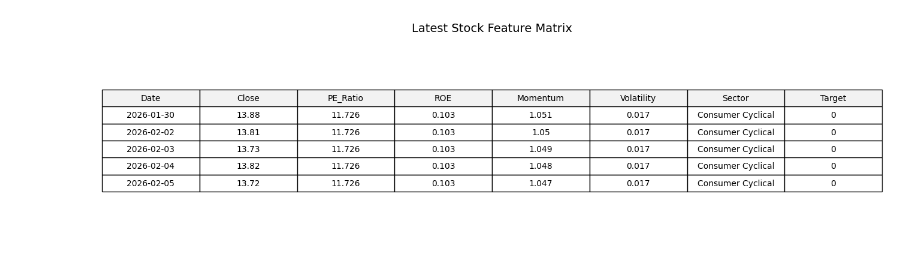
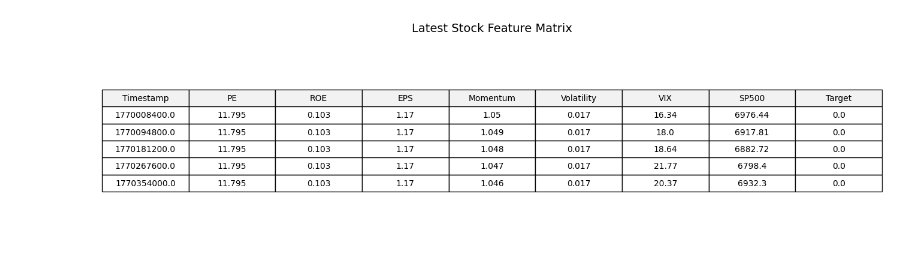
Before and after one commit to msintangible/valuation-chatbot, a Jupyter notebook: classifciation model.ipynb, the cells around one changed output. Saved outputs shown, nothing was run; the diff lists cells and outputs as text; code cells hidden in the pictures.

Commit message:
bias and implement other models

```diff
--- a/classifciation model.ipynb
+++ b/classifciation model.ipynb
@@ -51,3 +13,41 @@ def fetchStockInfo(ticker_symbol):
+# %%
+def fetchStockInfo(ticker_symbol):
+    t = yf.Ticker(ticker_symbol)
+    df = t.history(period="5y")
+    info = t.info
+
+    # --- 1. EXTERNAL DATA ---
+    df['VIX'] = yf.Ticker("^VIX").history(period="5y")['Close']
+    df['SP500'] = yf.Ticker("^GSPC").history(period="5y")['Close']
+
+    # --- 2. METRICS & TARGET ---
+    eps = info.get('trailingEps', 0)
+    bvps = info.get('bookValue', 0)
+    graham_val = np.sqrt(22.5 * eps * bvps) if (eps > 0 and bvps > 0) else 0
+
+    def get_label(price):
+        if graham_val == 0: return 1
+        if price < (graham_val * 0.9): return 0   # Under
+        if price > (graham_val * 1.1): return 2   # Over
+        return 1                             # Fair
+
+    # --- 3. FEATURE ENGINEERING ---
+    df['Target'] = df['Close'].apply(get_label)
+    df['Timestamp'] = df.index.map(pd.Timestamp.timestamp)
+    df['PE'] = info.get('trailingPE', 0)
+    df['ROE'] = info.get('returnOnEquity', 0)
+    df['EPS'] = eps
+
+    # Momentum (30/90 Day Ratio) and Volatility
+    df['Momentum'] = df['Close'].rolling(30).mean() / df['Close'].rolling(90).mean()
+    df['Volatility'] = df['Close'].pct_change().rolling(30).std()
+
+    # --- 4. FINAL CLEANUP ---
+    # Only keeping essential columns for the Model
+    cols = ['Timestamp', 'PE', 'ROE', 'EPS', 'Momentum', 'Volatility', 'VIX', 'SP500', 'Target']
+    df = df[cols].dropna()
+
+    return df, graham_val
 # %%
 # 1. DEFINE THE UNIVERSE (10 per sector)
 sector_map = {
@@ -111,33 +132,26 @@ Total Rows: 93280
 # %%
 data, intrinsic_price = fetchStockInfo("F")
 table_data = data.tail(5).copy()
 table_data = table_data.round(3)
-
-
-
-
-# Reset index to make 'Date' a visible column in the table
-table_data = table_data.reset_index()
-table_data['Date'] = table_data['Date'].dt.strftime('%Y-%m-%d')
 
 # 2. Create the Plot
 fig, ax = plt.subplots(figsize=(14, 4)) # Adjust size for your report
 ax.axis('tight')
 ax.axis('off')
 
 # 3. Create the Table
 table = ax.table(cellText=table_data.values,
                  colLabels=table_data.columns,
                  cellLoc='center',
                  loc='center',
                  colColours=["#f2f2f2"] * len(table_data.columns)) # Light grey header
 
 table.auto_set_font_size(False)
 table.set_fontsize(10)
 table.scale(1.2, 1.7) # Scale for better spacing
 
 plt.title("Latest Stock Feature Matrix", fontsize=14, pad=20)
 plt.show()
 # %% [output]
-[figure, old version]
+[figure, new version]
 # %%
```
Also changed, not shown: parts of 6 cells of this notebook, 1 other file.
